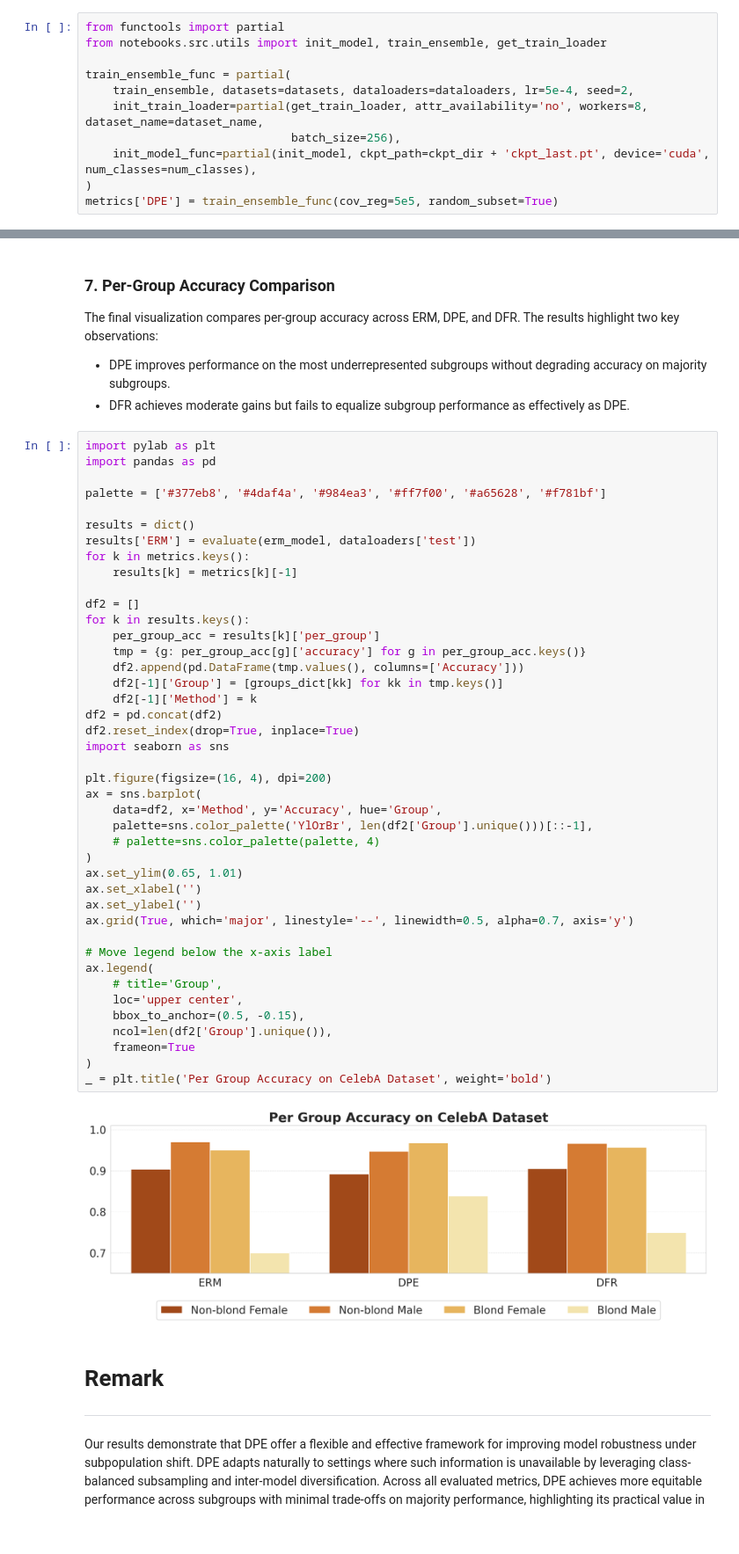
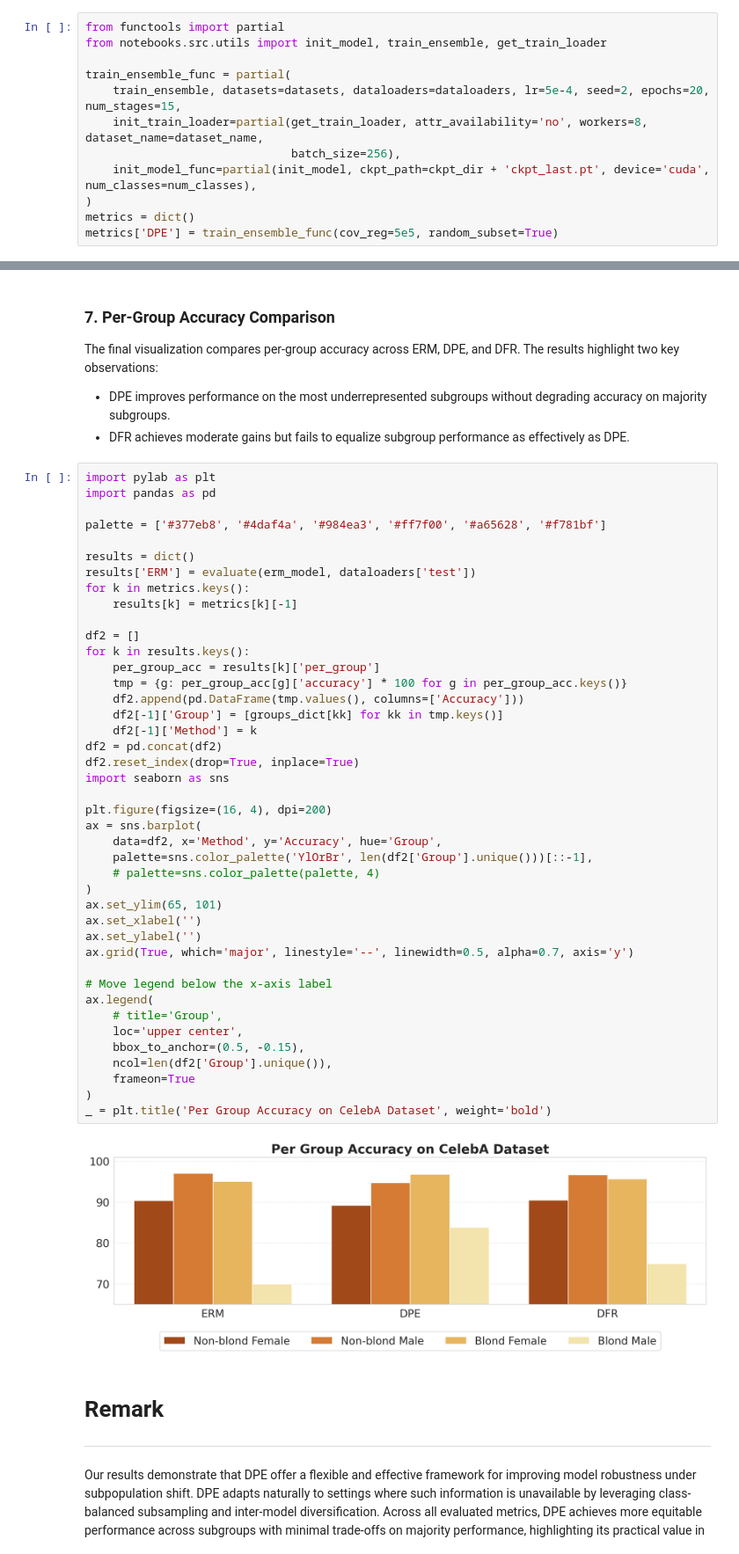
Before and after one commit to minhto2802/DPE, a Jupyter notebook: notebooks/02_celeba_without_attribute_annotation.ipynb, the cells around one changed output, grey strips where cells are left out. Shown at 88% size. Saved outputs shown, nothing was run; the diff lists cells and outputs as text.

```diff
--- a/notebooks/02_celeba_without_attribute_annotation.ipynb
+++ b/notebooks/02_celeba_without_attribute_annotation.ipynb
@@ -99,11 +99,12 @@ from functools import partial
 from notebooks.src.utils import init_model, train_ensemble, get_train_loader
 
 train_ensemble_func = partial(
-    train_ensemble, datasets=datasets, dataloaders=dataloaders, lr=5e-4, seed=2,
+    train_ensemble, datasets=datasets, dataloaders=dataloaders, lr=5e-4, seed=2, epochs=20, num_stages=15,
     init_train_loader=partial(get_train_loader, attr_availability='no', workers=8, dataset_name=dataset_name,
                               batch_size=256),
     init_model_func=partial(init_model, ckpt_path=ckpt_dir + 'ckpt_last.pt', device='cuda', num_classes=num_classes),
 )
+metrics = dict()
 metrics['DPE'] = train_ensemble_func(cov_reg=5e5, random_subset=True)
 # %% [output]
 Avg ACC: 0.932
@@ -169,36 +170,36 @@ for k in metrics.keys():
 df2 = []
 for k in results.keys():
     per_group_acc = results[k]['per_group']
-    tmp = {g: per_group_acc[g]['accuracy'] for g in per_group_acc.keys()}
+    tmp = {g: per_group_acc[g]['accuracy'] * 100 for g in per_group_acc.keys()}
     df2.append(pd.DataFrame(tmp.values(), columns=['Accuracy']))
     df2[-1]['Group'] = [groups_dict[kk] for kk in tmp.keys()]
     df2[-1]['Method'] = k
 df2 = pd.concat(df2)
 df2.reset_index(drop=True, inplace=True)
 import seaborn as sns
 
 plt.figure(figsize=(16, 4), dpi=200)
 ax = sns.barplot(
     data=df2, x='Method', y='Accuracy', hue='Group',
     palette=sns.color_palette('YlOrBr', len(df2['Group'].unique()))[::-1],
     # palette=sns.color_palette(palette, 4)
 )
-ax.set_ylim(0.65, 1.01)
+ax.set_ylim(65, 101)
 ax.set_xlabel('')
 ax.set_ylabel('')
 ax.grid(True, which='major', linestyle='--', linewidth=0.5, alpha=0.7, axis='y')
 
 # Move legend below the x-axis label
 ax.legend(
     # title='Group',
     loc='upper center',
     bbox_to_anchor=(0.5, -0.15),
     ncol=len(df2['Group'].unique()),
     frameon=True
 )
 _ = plt.title('Per Group Accuracy on CelebA Dataset', weight='bold')
 # %% [output]
-[figure, old version]
+[figure, new version]
 # %% [markdown]
 # Remark
 ---
```
Also changed, not shown: parts of 2 cells of this notebook.
